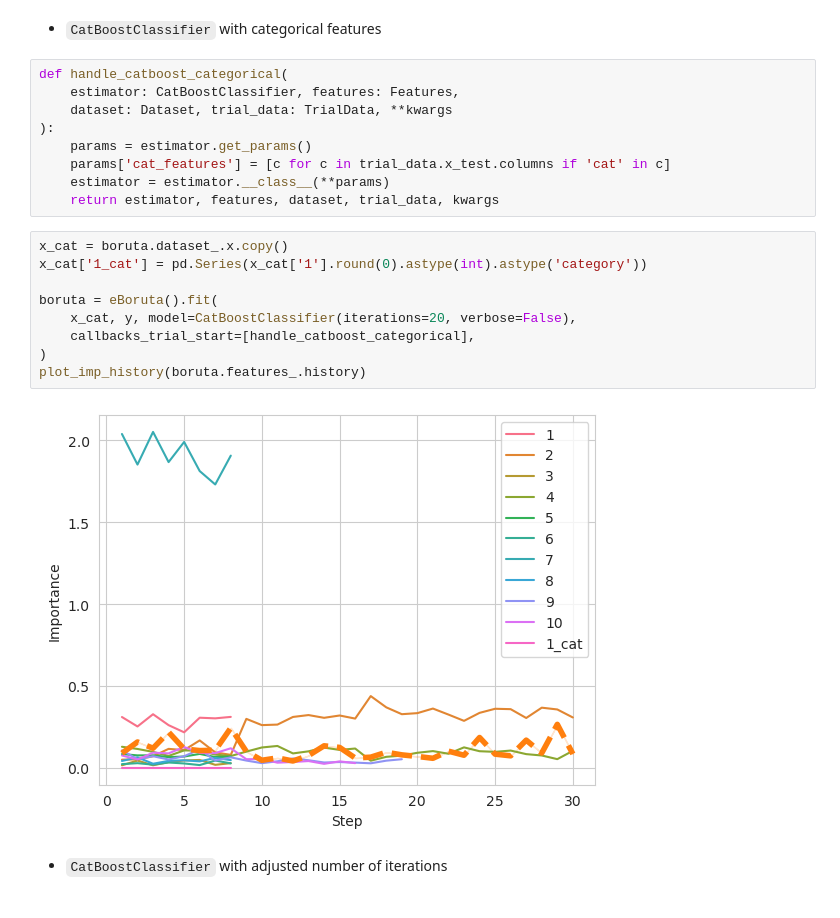
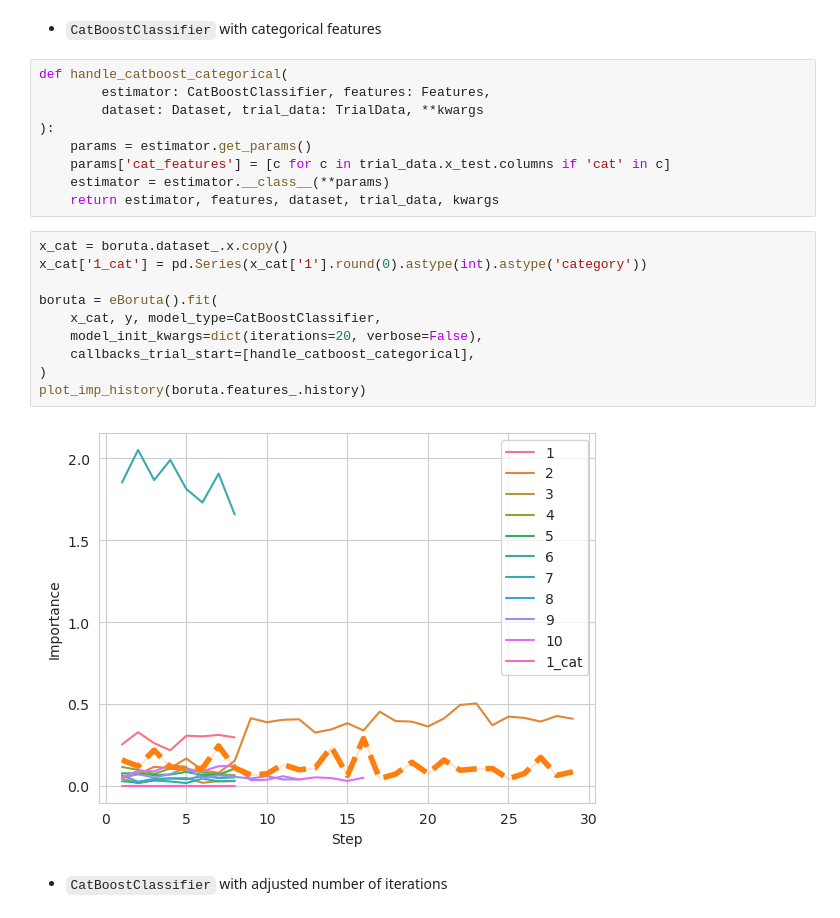
Before and after one commit to edikedik/eBoruta, a Jupyter notebook: docs/notebooks/demo.ipynb, the cells around one changed output. Cells and saved outputs as stored; diff of their text form.

Commit message:
refit each iteration; change fit signature

```diff
--- a/docs/notebooks/demo.ipynb
+++ b/docs/notebooks/demo.ipynb
@@ -309,8 +304,8 @@ Check `callbacks` module for additional examples.
 - `CatBoostClassifier` with categorical features
 # %%
 def handle_catboost_categorical(
-    estimator: CatBoostClassifier, features: Features,
-    dataset: Dataset, trial_data: TrialData, **kwargs
+        estimator: CatBoostClassifier, features: Features,
+        dataset: Dataset, trial_data: TrialData, **kwargs
 ):
     params = estimator.get_params()
     params['cat_features'] = [c for c in trial_data.x_test.columns if 'cat' in c]
@@ -319,14 +314,15 @@ def handle_catboost_categorical(
 # %%
 x_cat = boruta.dataset_.x.copy()
 x_cat['1_cat'] = pd.Series(x_cat['1'].round(0).astype(int).astype('category'))
 
 boruta = eBoruta().fit(
-    x_cat, y, model=CatBoostClassifier(iterations=20, verbose=False),
+    x_cat, y, model_type=CatBoostClassifier,
+    model_init_kwargs=dict(iterations=20, verbose=False),
     callbacks_trial_start=[handle_catboost_categorical],
 )
 plot_imp_history(boruta.features_.history)
 # %% [output]
-[figure, old version]
+[figure, new version]
 # %% [markdown]
 - `CatBoostClassifier` with adjusted number of iterations
 # %%
```
Also changed, not shown: parts of 9 cells of this notebook, 6 other files.
